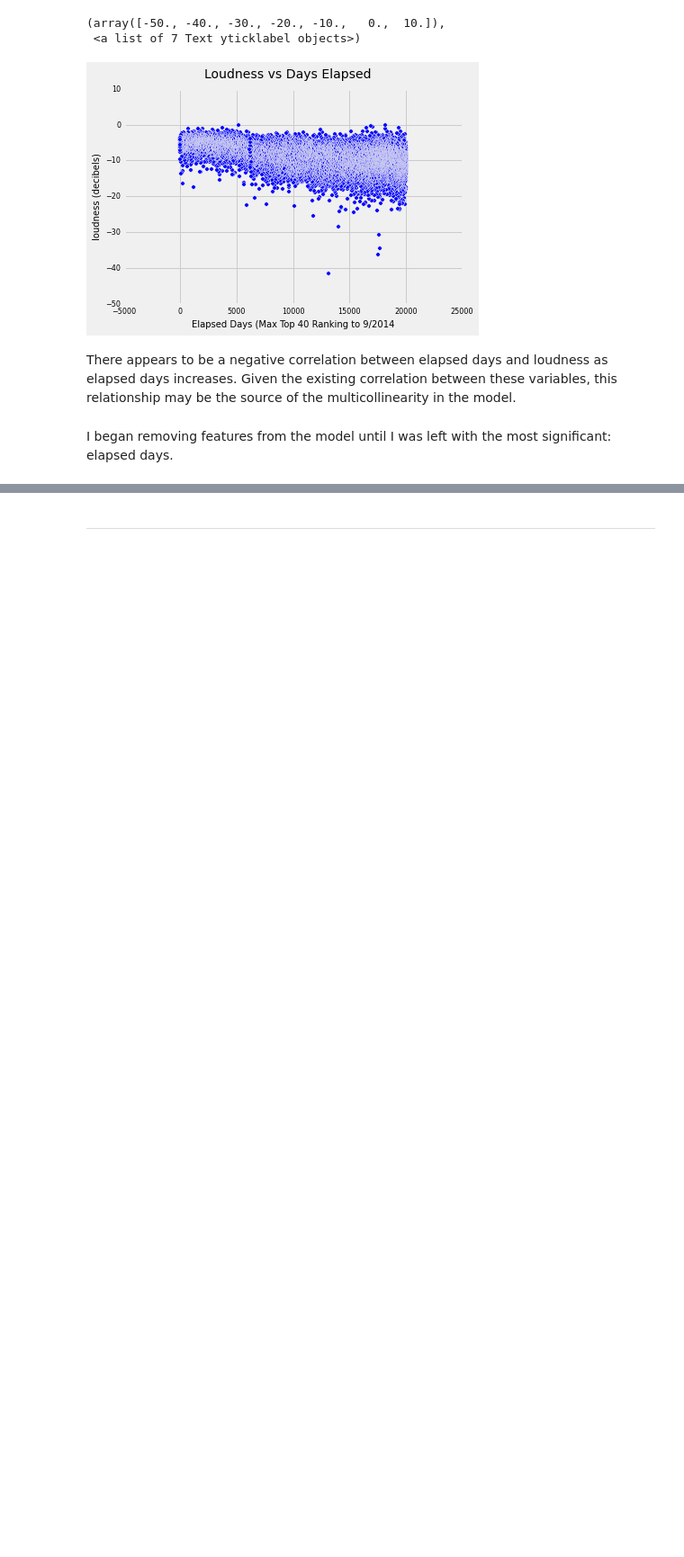
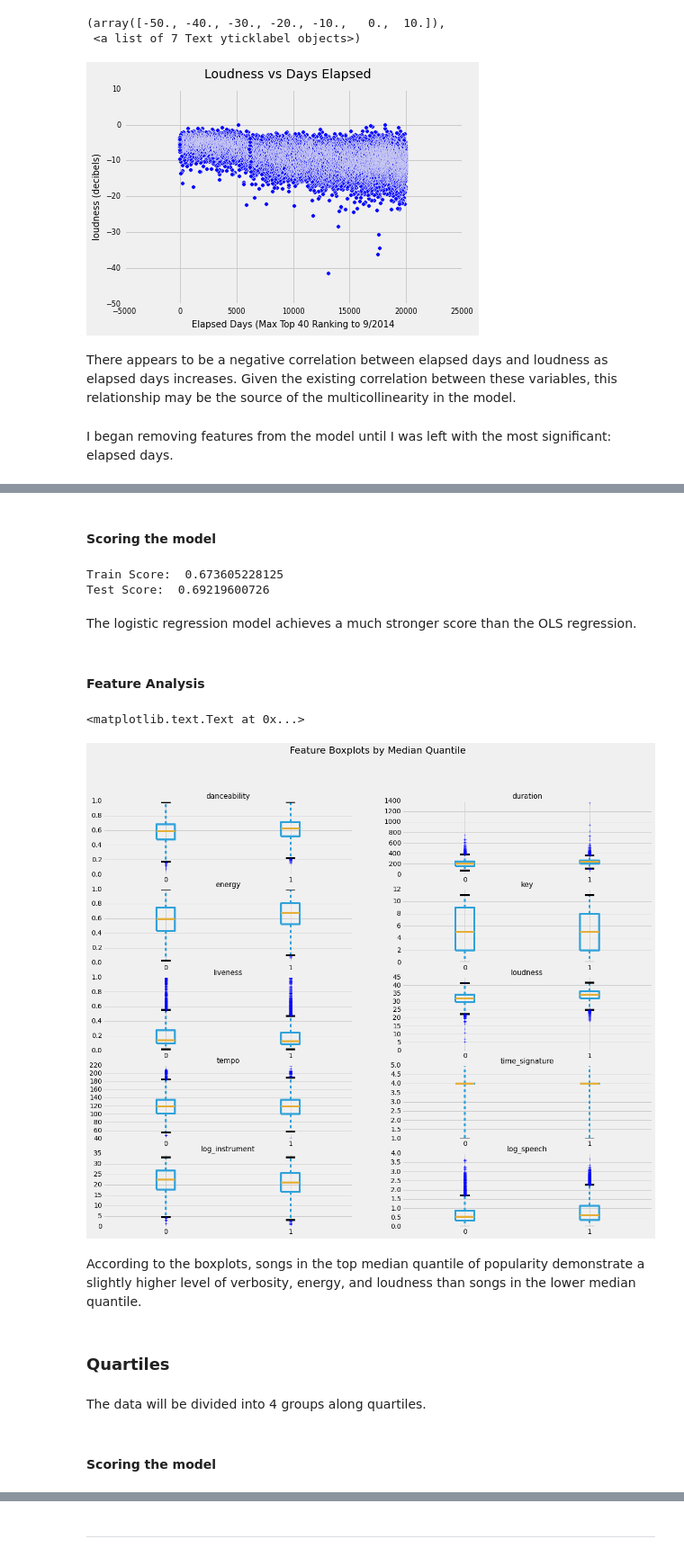
Before and after one commit to lentzma/Billboard_Top_40, a Jupyter notebook: DAT13FinalLentz.ipynb, the cells around one changed output, grey strips where cells are left out. Shown at 90% size. Cells and saved outputs as stored; diff of their text form; code cells hidden in the pictures; blank space fills up the shorter version.

```diff
--- a/DAT13FinalLentz.ipynb
+++ b/DAT13FinalLentz.ipynb
@@ -292,0 +297,6 @@ The model performed only slightly worse with just one feature.  This result, how
+# %%
+top_songs['log_speech'] = np.log(top_songs['speechiness'])
+top_songs['log_speech'] = top_songs['log_speech'] - top_songs['log_speech'].min()
+top_songs['log_instrument'] = np.log(top_songs['instrumentalness'])
+top_songs['log_instrument'] = top_songs['log_instrument'] - top_songs['log_instrument'].min()
+top_songs['loudness'] = top_songs['loudness'] - top_songs['loudness'].min()
@@ -292,0 +307,9 @@ The model performed only slightly worse with just one feature.  This result, how
+# %%
+top_songs['med_pop'] = (top_songs['popularity'] >= top_songs['popularity'].median()).astype('int')
+# %%
+top_songs = top_songs.dropna()
+features = ['danceability','duration','energy','key','liveness','loudness','tempo','time_signature','log_instrument','log_speech']
+X = top_songs[features]
+X = X.values
+y = top_songs['med_pop']
+y = y.values
@@ -292,0 +322,29 @@ The model performed only slightly worse with just one feature.  This result, how
+# %% [markdown]
+#### Scoring the model
+# %%
+print 'Train Score: ', model.score(xtrain,ytrain)
+print 'Test Score: ', model.score(xtest,ytest)
+# %% [output]
+Train Score:  0.673605228125
+Test Score:  0.69219600726
+# %% [markdown]
+The logistic regression model achieves a much stronger score than the OLS regression.
+# %% [markdown]
+#### Feature Analysis
+# %%
+plt.figure(figsize=(20,20))
+for i in range(len(features)):
+    v = i +1
+    ax1 = top_songs.boxplot(features[i],by='med_pop',ax=subplot(6,2,v))
+    ax1.set_title(str(features[i]),fontsize=15)
+    ax1.set_xlabel('')
+plt.suptitle('Feature Boxplots by Median Quantile',size=20)
+# %% [output]
+<matplotlib.text.Text at 0x...>
+[figure, added]
+# %% [markdown]
+According to the boxplots, songs in the top median quantile of popularity demonstrate a slightly higher level of verbosity, energy, and loudness than songs in the lower median quantile.
+# %% [markdown]
+### Quartiles
+# %% [markdown]
+The data will be divided into 4 groups along quartiles.
@@ -292,0 +377,2 @@ The model performed only slightly worse with just one feature.  This result, how
+# %% [markdown]
+#### Scoring the model
```
Also changed, not shown: parts of 51 cells of this notebook.
